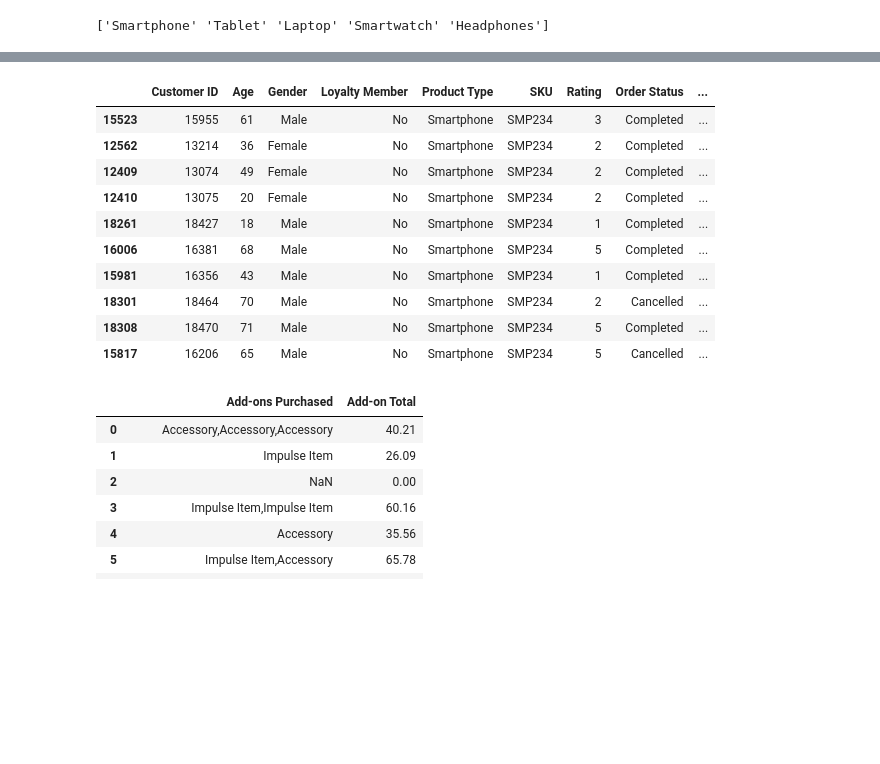
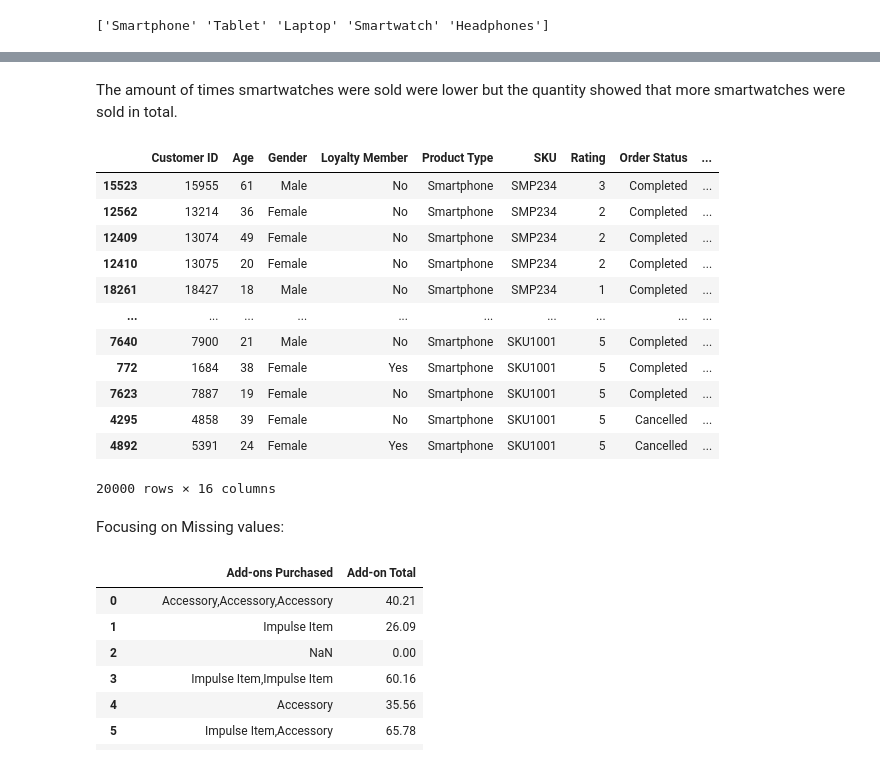
Before and after one commit to Hamza-Murshad/Electronic_Sales, a Jupyter notebook: jupyter_notebooks/ETL.ipynb, the cells around one changed output, grey strips where cells are left out. Cells and saved outputs as stored; diff of their text form; code cells hidden in the pictures; blank space fills up the shorter version.

```diff
--- a/jupyter_notebooks/ETL.ipynb
+++ b/jupyter_notebooks/ETL.ipynb
@@ -112,19 +149,25 @@ print(df['Product Type'].unique())
+# %% [markdown]
+The amount of times smartwatches were sold were lower but the quantity showed that more smartwatches were sold in total.
 # %%
 # Sort the DataFrame by 'Total Price' from large to small
 df_total_price_sorted = df.sort_values(by='Total Price', ascending=False)
-df_total_price_sorted.head(10)
+df_total_price_sorted # First 5 and last 5 values
 # %% [output]
 |  | Customer ID | Age | Gender | Loyalty Member | Product Type | SKU | Rating | Order Status | ... |
 | 15523 | 15955 | 61 | Male | No | Smartphone | SMP234 | 3 | Completed | ... |
 | 12562 | 13214 | 36 | Female | No | Smartphone | SMP234 | 2 | Completed | ... |
 | 12409 | 13074 | 49 | Female | No | Smartphone | SMP234 | 2 | Completed | ... |
 | 12410 | 13075 | 20 | Female | No | Smartphone | SMP234 | 2 | Completed | ... |
 | 18261 | 18427 | 18 | Male | No | Smartphone | SMP234 | 1 | Completed | ... |
-| 16006 | 16381 | 68 | Male | No | Smartphone | SMP234 | 5 | Completed | ... |
-| 15981 | 16356 | 43 | Male | No | Smartphone | SMP234 | 1 | Completed | ... |
-| 18301 | 18464 | 70 | Male | No | Smartphone | SMP234 | 2 | Cancelled | ... |
-| 18308 | 18470 | 71 | Male | No | Smartphone | SMP234 | 5 | Completed | ... |
-| 15817 | 16206 | 65 | Male | No | Smartphone | SMP234 | 5 | Cancelled | ... |
+| ... | ... | ... | ... | ... | ... | ... | ... | ... | ... |
+| 7640 | 7900 | 21 | Male | No | Smartphone | SKU1001 | 5 | Completed | ... |
+| 772 | 1684 | 38 | Female | Yes | Smartphone | SKU1001 | 5 | Completed | ... |
+| 7623 | 7887 | 19 | Female | No | Smartphone | SKU1001 | 5 | Completed | ... |
+| 4295 | 4858 | 39 | Female | No | Smartphone | SKU1001 | 5 | Cancelled | ... |
+| 4892 | 5391 | 24 | Female | Yes | Smartphone | SKU1001 | 5 | Cancelled | ... |
+20000 rows × 16 columns
+# %% [markdown]
+Focusing on Missing values:
 # %%
 df[['Add-ons Purchased', 'Add-on Total']].head(50) # Checking For a link between these columns
 # %% [output]
```
Also changed, not shown: parts of 34 cells of this notebook.
